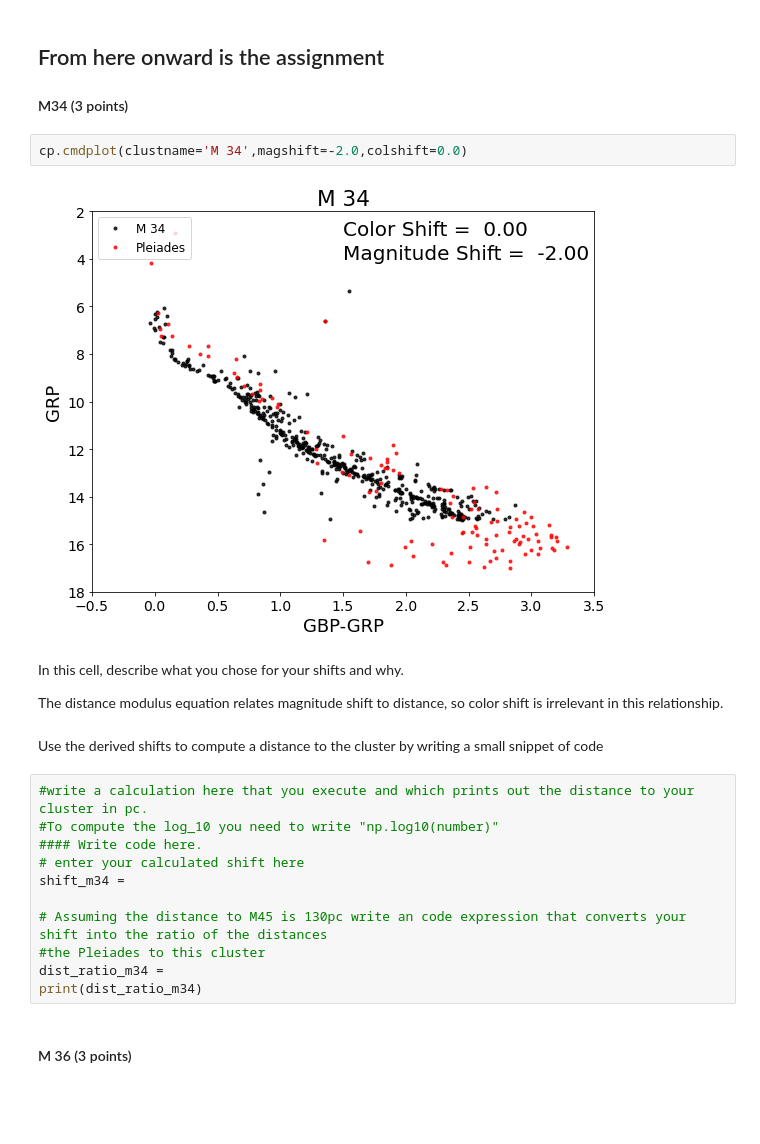
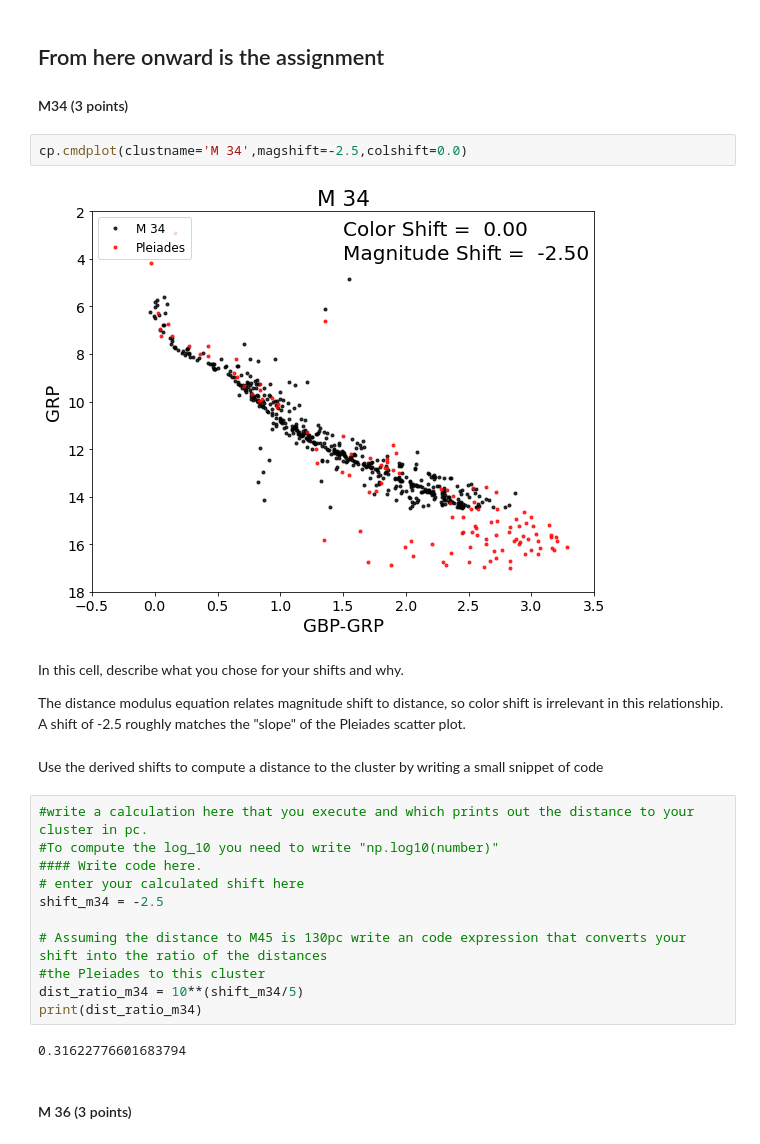
Before and after one commit to WayoftheFerret/CMD_distmod_student, a Jupyter notebook: cluster_plot_student.ipynb, the cells around one changed output. Drawn from its saved outputs; the diff is of its cells as text; blank space fills up the shorter version.

```diff
--- a/cluster_plot_student.ipynb
+++ b/cluster_plot_student.ipynb
@@ -39,13 +39,13 @@ warnings.filterwarnings('ignore')
 
 #### M34 (3 points)
 # %%
-cp.cmdplot(clustname='M 34',magshift=-2.0,colshift=0.0)
+cp.cmdplot(clustname='M 34',magshift=-2.5,colshift=0.0)
 # %% [output]
-[figure, old version]
+[figure, new version]
 # %% [markdown]
 In this cell, describe what you chose for your shifts and why.
 
-The distance modulus equation relates magnitude shift to distance, so color shift is irrelevant in this relationship.
+The distance modulus equation relates magnitude shift to distance, so color shift is irrelevant in this relationship. A shift of -2.5 roughly matches the "slope" of the Pleiades scatter plot.
 # %% [markdown]
 Use the derived shifts to compute a distance to the cluster by writing a small snippet of code
 # %%
@@ -53,12 +53,14 @@ Use the derived shifts to compute a distance to the cluster by writing a small s
 #To compute the log_10 you need to write "np.log10(number)"
 #### Write code here.
 # enter your calculated shift here
-shift_m34 =
+shift_m34 = -2.5
 
 # Assuming the distance to M45 is 130pc write an code expression that converts your shift into the ratio of the distances
 #the Pleiades to this cluster
-dist_ratio_m34 =
+dist_ratio_m34 = 10**(shift_m34/5)
 print(dist_ratio_m34)
+# %% [output]
+0.31622776601683794
 # %% [markdown]
 #### M 36 (3 points)
 # %%
```
Also changed, not shown: parts of 12 cells of this notebook.
